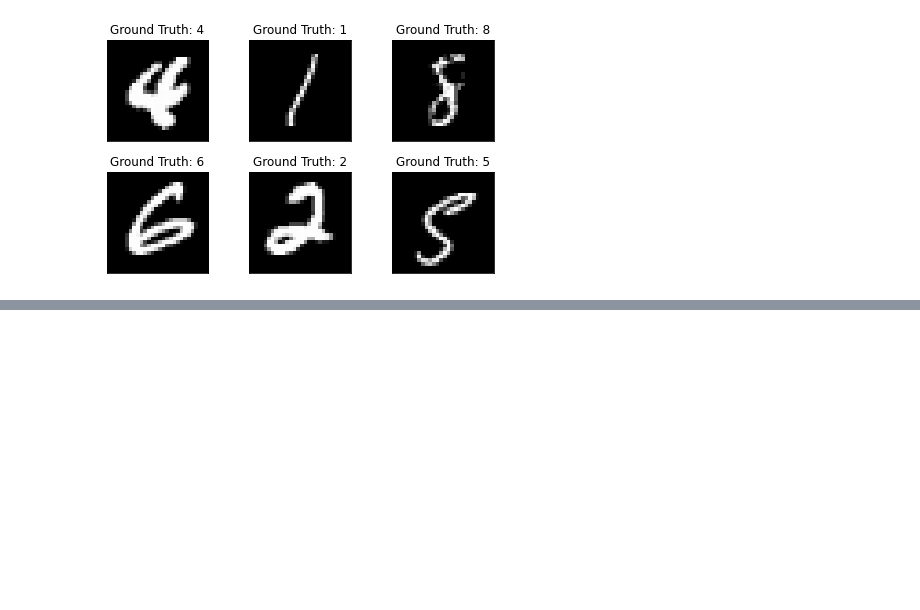
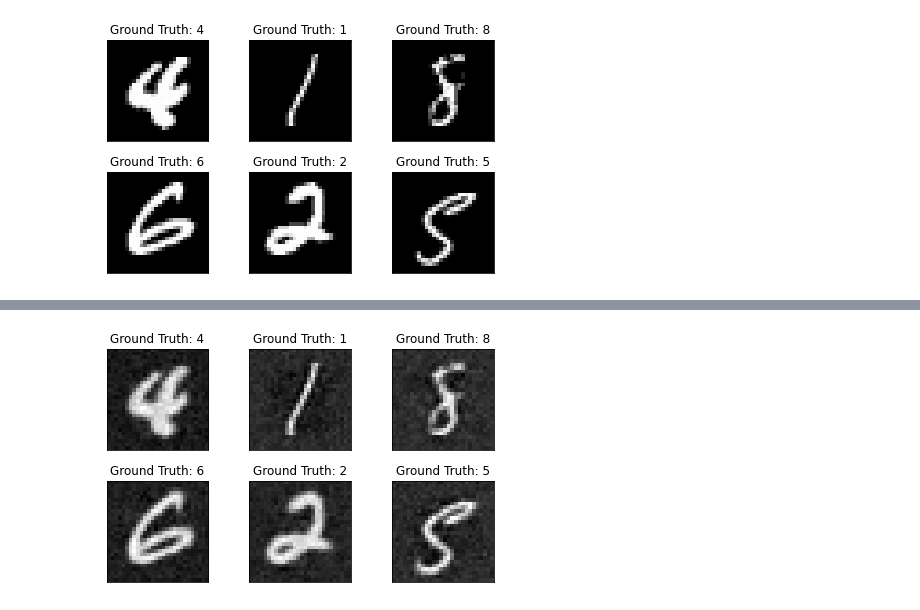
Before and after one commit to caixunshiren/One_hot_net, a Jupyter notebook: Cryptography_application.ipynb, the cells around one changed output, grey strips where cells are left out. Saved outputs shown, nothing was run; the diff lists cells and outputs as text; code cells hidden in the pictures; blank space fills up the shorter version.

```diff
--- a/Cryptography_application.ipynb
+++ b/Cryptography_application.ipynb
@@ -187,6 +190,6 @@ model1 = One_hot_net(parameters['in_dim'], parameters['n_class'], parameters['f_
                      parameters['layer_size_factor'], parameters['dropout']).to(device)
 
 #model1 = toy_Net().to(device)
-#optimizer1 = torch.optim.SGD(model1.parameters(), lr=100, momentum=0.5)
-optimizer1 = torch.optim.SGD([{'params': model1.layers.parameters(), 'lr': 0.01}, {'params': model1.tail.parameters(), 'lr': 0.01}], lr=0.01, momentum=0.5)
+optimizer1 = torch.optim.SGD(model1.parameters(), lr=0.01, momentum=0.5)
+#optimizer1 = torch.optim.SGD([{'params': model1.layers.parameters(), 'lr': 0.01}, {'params': model1.tail.parameters(), 'lr': 0.01}], lr=0.01, momentum=0.5)
 # %%
@@ -226,26 +245,16 @@ def test(model, test_loader, device = torch.device("cuda:0")):
             data = data.to(device)
             target = target.to(device)
             output = model(data)
-            test_loss += F.nll_loss(output, target, size_average=False).item()
-            pred = output.data.max(1, keepdim=True)[1]
-            correct += pred.eq(target.data.view_as(pred)).sum()
+            test_loss += nn.MSELoss()(output, data).item()
     test_loss /= len(test_loader.dataset)
+    test_loss *=500
     test_losses.append(test_loss)
-    print('\nTest set: Avg. loss: {:.4f}, Accuracy: {}/{} ({:.1f}%)\n'.format(
-        test_loss, correct, len(test_loader.dataset),
-        100. * correct / len(test_loader.dataset)))
-    return 100. * correct / len(test_loader.dataset)
+    print('\nTest set: Avg. loss: {:.6f}\n'.format(
+        test_loss))
+    return test_loss
 # %%
-model_name = "base_net1"
-acc_max = test(model1, test_loader)
+model_name = "crypto_net1"
+test(model1, test_loader)
 for epoch in range(1, n_epochs + 1):
     train(epoch, model1, optimizer1, train_loader)
-    acc = test(model1, test_loader)
-    if acc > acc_max:
-        acc = acc_max
-        print()
-        print("--- saving model for best accuracy ---")
-        #torch.save(model1.state_dict(), 'results/'+model_name+'.pth')
-        #torch.save(optimizer1.state_dict(), 'results/'+model_name+'_optimizer.pth')
-        print("--- saving finished ---")
-        print()
+    test(model1, test_loader)
@@ -258,0 +289,17 @@ plt.ylabel('negative log likelihood loss')
+# %%
+fname = "figures\cryptography\\reconstructed_10D.png"
+import matplotlib.pyplot as plt
+import os
+os.environ['KMP_DUPLICATE_LIB_OK']='True'
+reconstructed_example_data = model1(example_data.to(torch.device("cuda:0"))).cpu().detach().numpy()
+fig = plt.figure()
+for i in range(6):
+    plt.subplot(2,3,i+1)
+    plt.tight_layout()
+    plt.imshow(reconstructed_example_data[i][0], cmap='gray', interpolation='none')
+    plt.title("Ground Truth: {}".format(example_targets[i]))
+    plt.xticks([])
+    plt.yticks([])
+plt.savefig(fname)
+# %% [output]
+[figure, added]
```
Also changed, not shown: parts of 7 cells of this notebook, 4 other files.
